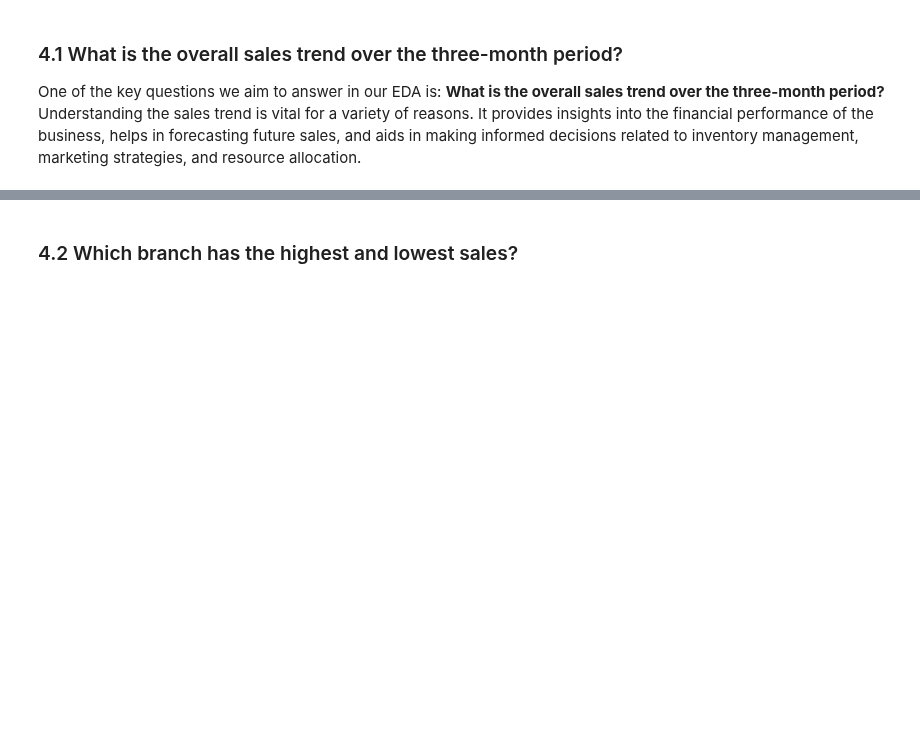
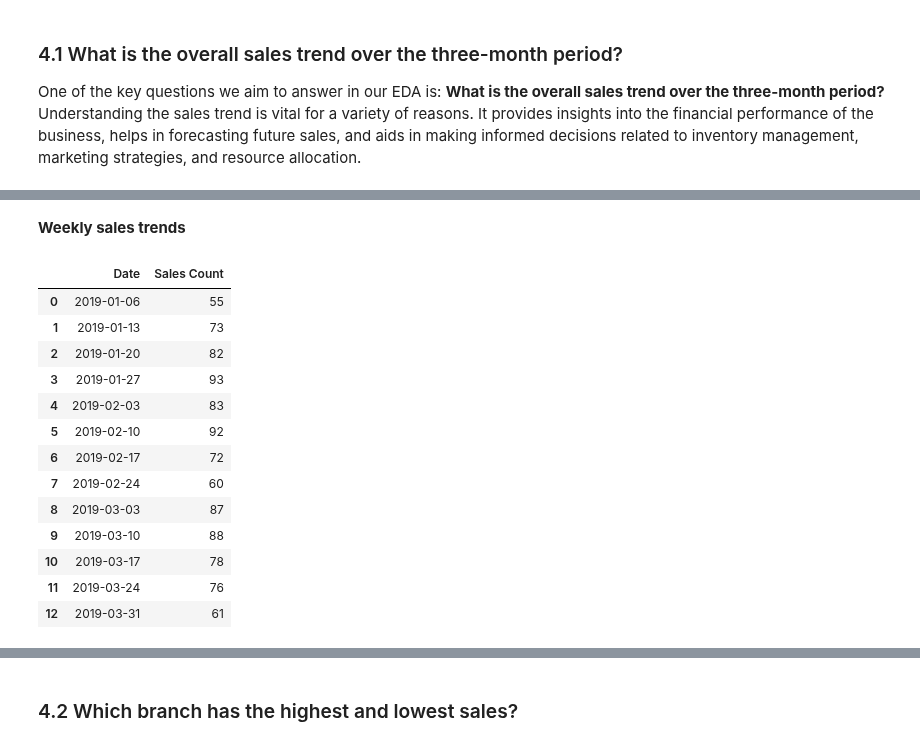
Before and after one commit to AnnahMasunga/team_tulip, a Jupyter notebook: Solution.ipynb, the cells around one changed output, grey strips where cells are left out. Saved outputs shown, nothing was run; the diff lists cells and outputs as text; code cells hidden in the pictures; blank space fills up the shorter version.

```diff
--- a/Solution.ipynb
+++ b/Solution.ipynb
@@ -168,0 +194,32 @@ TypeError: Only valid with DatetimeIndex, TimedeltaIndex or PeriodIndex, but got
+# %% [markdown]
+**Weekly sales trends**
+# %%
+# Convert the 'Date' column to a datetime object if it's not already
+daily_sales['Date'] = pd.to_datetime(daily_sales['Date'])
+
+# Set the 'Date' column as the DataFrame index
+daily_sales.set_index('Date', inplace=True)
+
+# Resample the data to get weekly sales
+weekly_sales = daily_sales.resample('W').sum()
+
+# Reset the index to have the 'Date' as a regular column
+weekly_sales.reset_index(inplace=True)
+
+# Validate the dataframe, there should be 12 weeks of data
+weekly_sales
+# %% [output]
+|  | Date | Sales Count |
+| 0 | 2019-01-06 | 55 |
+| 1 | 2019-01-13 | 73 |
+| 2 | 2019-01-20 | 82 |
+| 3 | 2019-01-27 | 93 |
+| 4 | 2019-02-03 | 83 |
+| 5 | 2019-02-10 | 92 |
+| 6 | 2019-02-17 | 72 |
+| 7 | 2019-02-24 | 60 |
+| 8 | 2019-03-03 | 87 |
+| 9 | 2019-03-10 | 88 |
+| 10 | 2019-03-17 | 78 |
+| 11 | 2019-03-24 | 76 |
+| 12 | 2019-03-31 | 61 |
```
Also changed, not shown: parts of 10 cells of this notebook.
